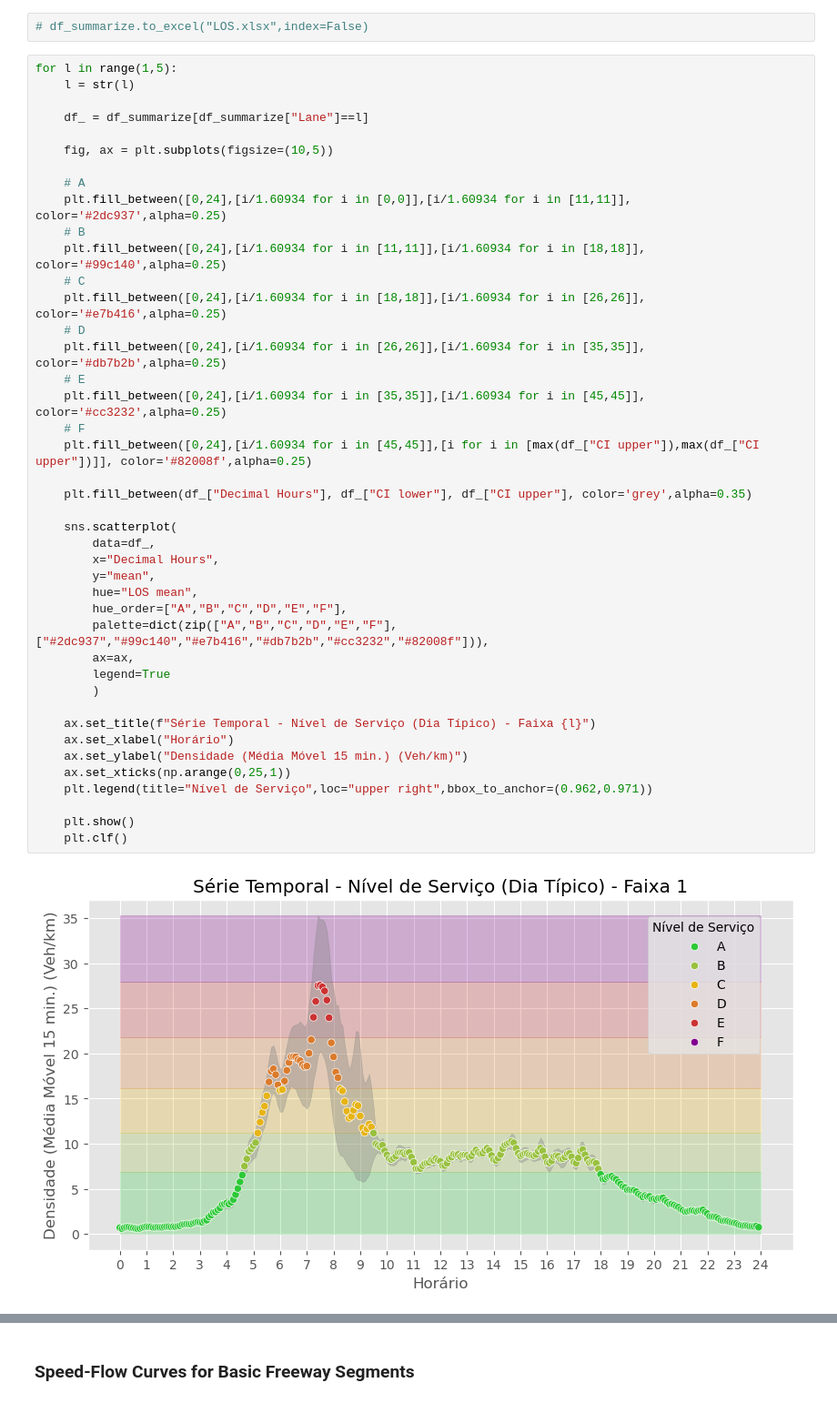
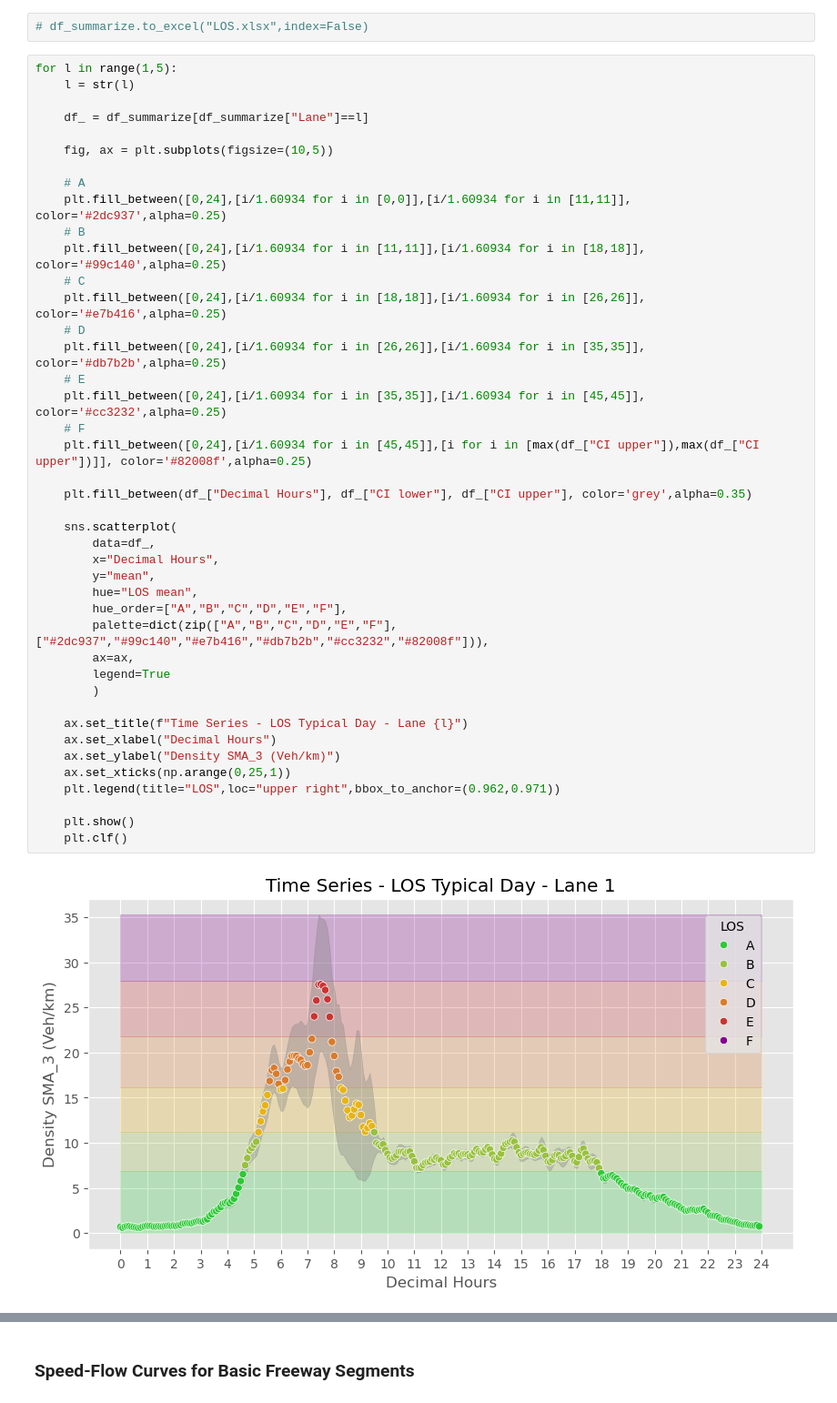
Before and after one commit to thiagopassos2001/pems-data-analysis, a Jupyter notebook: Data Analysis.ipynb, the cells around one changed output, grey strips where cells are left out. Shown at 91% size. Saved outputs shown, nothing was run; the diff lists cells and outputs as text.

```diff
--- a/Data Analysis.ipynb
+++ b/Data Analysis.ipynb
@@ -598,36 +598,36 @@ for l in range(1,5):
     plt.fill_between([0,24],[i/1.60934 for i in [0,0]],[i/1.60934 for i in [11,11]], color='#2dc937',alpha=0.25)
     # B
     plt.fill_between([0,24],[i/1.60934 for i in [11,11]],[i/1.60934 for i in [18,18]], color='#99c140',alpha=0.25)
     # C
     plt.fill_between([0,24],[i/1.60934 for i in [18,18]],[i/1.60934 for i in [26,26]], color='#e7b416',alpha=0.25)
     # D
     plt.fill_between([0,24],[i/1.60934 for i in [26,26]],[i/1.60934 for i in [35,35]], color='#db7b2b',alpha=0.25)
     # E
     plt.fill_between([0,24],[i/1.60934 for i in [35,35]],[i/1.60934 for i in [45,45]], color='#cc3232',alpha=0.25)
     # F
     plt.fill_between([0,24],[i/1.60934 for i in [45,45]],[i for i in [max(df_["CI upper"]),max(df_["CI upper"])]], color='#82008f',alpha=0.25)
 
     plt.fill_between(df_["Decimal Hours"], df_["CI lower"], df_["CI upper"], color='grey',alpha=0.35)
 
     sns.scatterplot(
         data=df_,
         x="Decimal Hours",
         y="mean",
         hue="LOS mean",
         hue_order=["A","B","C","D","E","F"],
         palette=dict(zip(["A","B","C","D","E","F"], ["#2dc937","#99c140","#e7b416","#db7b2b","#cc3232","#82008f"])),
         ax=ax,
         legend=True
         )
 
-    ax.set_title(f"Série Temporal - Nível de Serviço (Dia Típico) - Faixa {l}")
-    ax.set_xlabel("Horário")
-    ax.set_ylabel("Densidade (Média Móvel 15 min.) (Veh/km)")
+    ax.set_title(f"Time Series - LOS Typical Day - Lane {l}")
+    ax.set_xlabel("Decimal Hours")
+    ax.set_ylabel("Density SMA_3 (Veh/km)")
     ax.set_xticks(np.arange(0,25,1))
-    plt.legend(title="Nível de Serviço",loc="upper right",bbox_to_anchor=(0.962,0.971))
+    plt.legend(title="LOS",loc="upper right",bbox_to_anchor=(0.962,0.971))
 
     plt.show()
     plt.clf()
 # %% [output]
-[figure, old version]
+[figure, new version]
 <Figure size 640x480 with 0 Axes>
```
Also changed, not shown: parts of 2 cells of this notebook.
